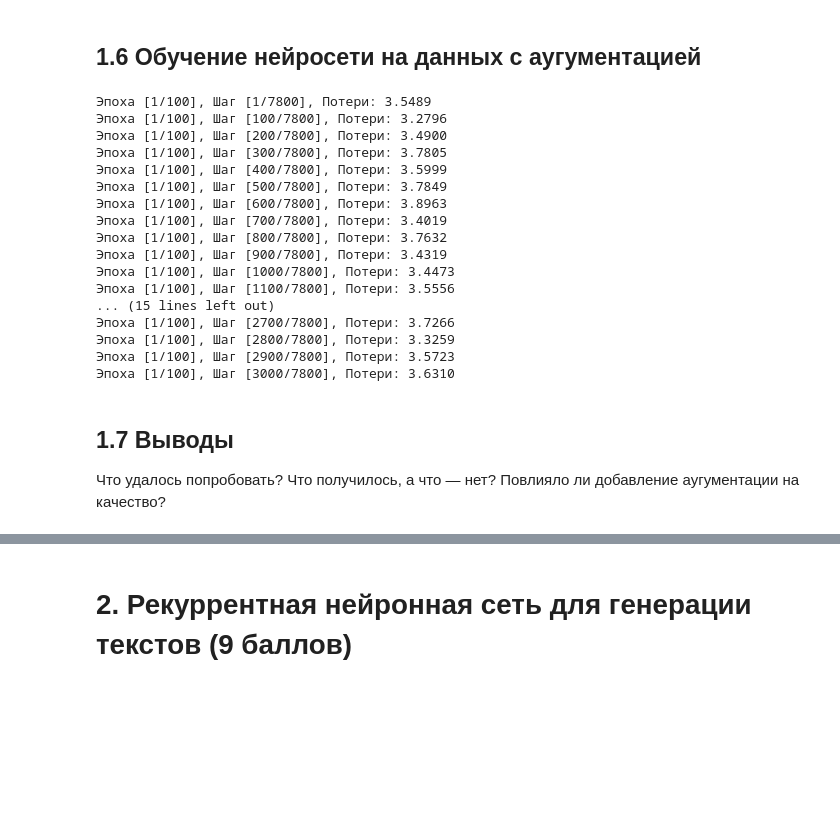
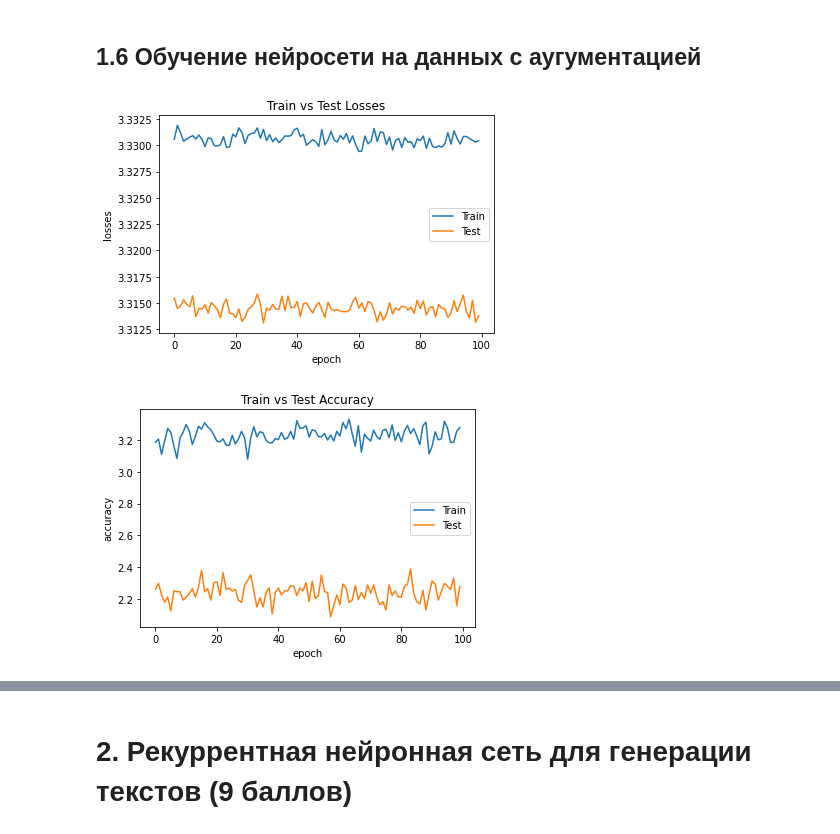
Before and after one commit to DarthBarada/MachineLearning, a Jupyter notebook: hw03/hw_03.ipynb, the cells around one changed output, grey strips where cells are left out. Cells and saved outputs as stored; diff of their text form; code cells hidden in the pictures; blank space fills up the shorter version.

```diff
--- a/hw03/hw_03.ipynb
+++ b/hw03/hw_03.ipynb
@@ -467,32 +597,33 @@ Estimated Total Size (MB): 11.78
 # %% [markdown]
 ## 1.6 Обучение нейросети на данных с аугументацией
-# %%
-if  not loadAndTrain and exists('./data/dumps/cnn_2.dump'):
-	cnnR.load_state_dict(torch.load('./data/dumps/cnn_2.dump'))
-else:
-	if loadAndTrain and exists('./data/dumps/cnn_2.dump'):
-		cnnR.load_state_dict(torch.load('./data/dumps/cnn_2.dump'))
-	story = train(num_epochs, cnnR, trainSetRand, 'cnn_2')
-	plt.plot(story)
-# %% [output]
-Эпоха [1/100], Шаг [1/7800], Потери: 3.5489
-Эпоха [1/100], Шаг [100/7800], Потери: 3.2796
-Эпоха [1/100], Шаг [200/7800], Потери: 3.4900
-Эпоха [1/100], Шаг [300/7800], Потери: 3.7805
-Эпоха [1/100], Шаг [400/7800], Потери: 3.5999
-Эпоха [1/100], Шаг [500/7800], Потери: 3.7849
-Эпоха [1/100], Шаг [600/7800], Потери: 3.8963
-Эпоха [1/100], Шаг [700/7800], Потери: 3.4019
-Эпоха [1/100], Шаг [800/7800], Потери: 3.7632
-Эпоха [1/100], Шаг [900/7800], Потери: 3.4319
-Эпоха [1/100], Шаг [1000/7800], Потери: 3.4473
-Эпоха [1/100], Шаг [1100/7800], Потери: 3.5556
-... (15 lines left out)
-Эпоха [1/100], Шаг [2700/7800], Потери: 3.7266
-Эпоха [1/100], Шаг [2800/7800], Потери: 3.3259
-Эпоха [1/100], Шаг [2900/7800], Потери: 3.5723
-Эпоха [1/100], Шаг [3000/7800], Потери: 3.6310
-# %% [markdown]
-## 1.7 Выводы
-
-Что удалось попробовать? Что получилось, а что — нет? Повлияло ли добавление аугументации на качество?
+# %%
+num_epochs = 100
+loadAndTrain = False
+trainLossR, trainAccuracyR, testLossR, testAccuracyR = trainNtest(
+	model = cnnR,
+	datasets = [trainset, testset],
+	dumpName = 'cnn_2',
+	optimizer = optim.SGD(cnnR.parameters(), lr=0.001, momentum=0.9),
+	maxEpochs = num_epochs,
+	loadNtrain = loadAndTrain,
+	transformation = randTransform
+)
+# %%
+plt.plot(trainLossR, label='Train')
+plt.plot(testLossR, label='Test')
+plt.ylabel('losses')
+plt.xlabel('epoch')
+plt.title('Train vs Test Losses')
+plt.legend()
+plt.show()
+
+plt.plot(trainAccuracyR, label='Train')
+plt.plot(testAccuracyR, label='Test')
+plt.ylabel('accuracy')
+plt.xlabel('epoch')
+plt.title('Train vs Test Accuracy')
+plt.legend()
+plt.show()
+# %% [output]
+[figure, added]
+[figure, added]
```
Also changed, not shown: parts of 33 cells of this notebook, 10 other files.
